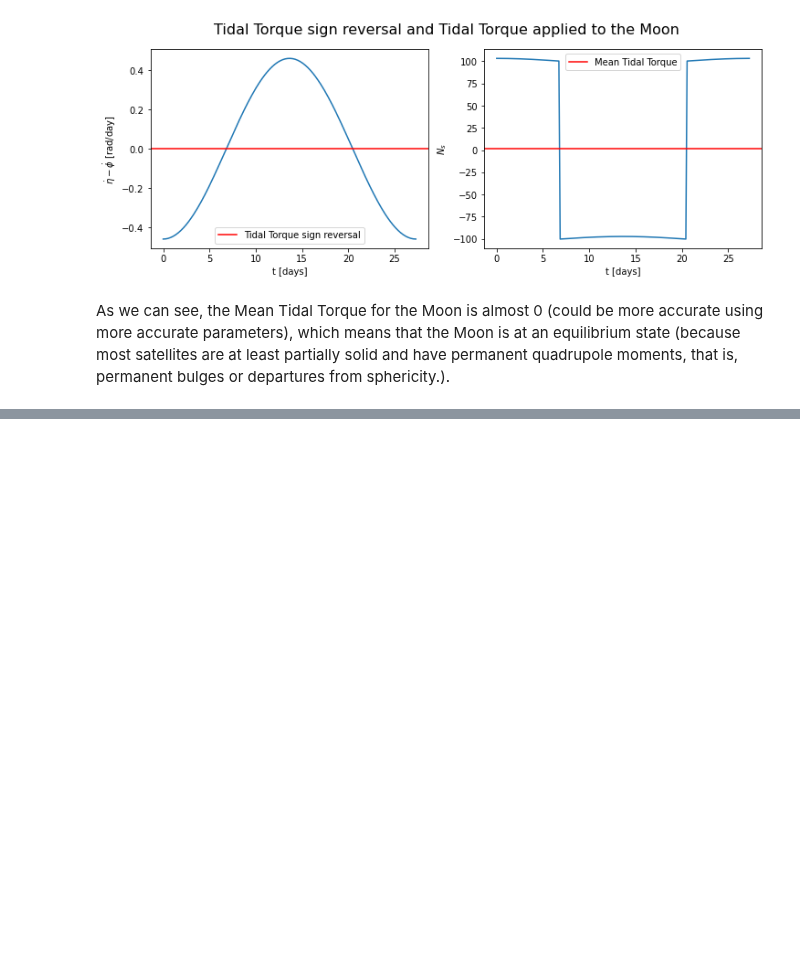
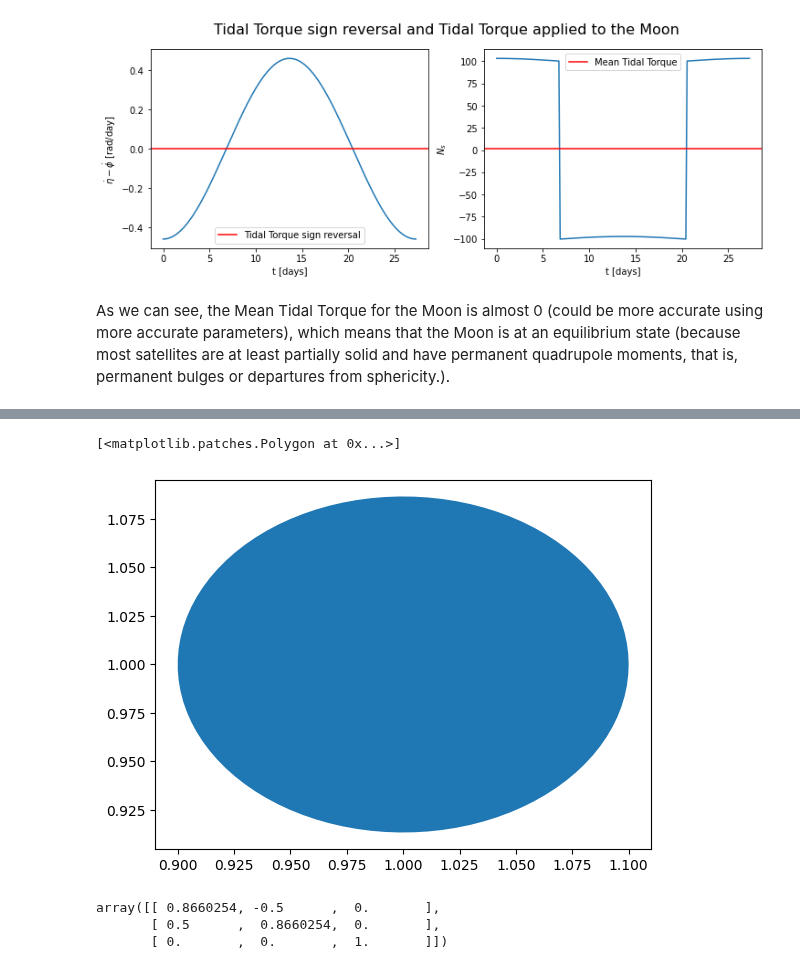
Before and after one commit to seap-udea/murray-dermott-action, a Jupyter notebook: SpinOrbit/SpinOrbit.5.2.ipynb, the cells around one changed output, grey strips where cells are left out. Saved outputs shown, nothing was run; the diff lists cells and outputs as text; code cells hidden in the pictures; blank space fills up the shorter version.

```diff
--- a/SpinOrbit/SpinOrbit.5.2.ipynb
+++ b/SpinOrbit/SpinOrbit.5.2.ipynb
@@ -108,0 +122,18 @@ As we can see, the Mean Tidal Torque for the Moon is almost 0 (could be more acc
+# %%
+a=0.1
+e=0.5
+b=a*np.sqrt(1-e**2)
+
+Es=np.linspace(0,2*np.pi,100)
+rs=(np.vstack((a*np.cos(Es),b*np.sin(Es),np.zeros_like(Es)))).transpose()
+
+xs=a*np.cos(Es)
+ys=b*np.sin(Es)
+# %%
+xo=1
+yo=1
+
+plt.fill(xo+xs,yo+ys)
+# %% [output]
+[<matplotlib.patches.Polygon at 0x...>]
+[figure, added]
@@ -108,0 +144,6 @@ As we can see, the Mean Tidal Torque for the Moon is almost 0 (could be more acc
+# %%
+M
+# %% [output]
+array([[ 0.8660254, -0.5      ,  0.       ],
+       [ 0.5      ,  0.8660254,  0.       ],
+       [ 0.       ,  0.       ,  1.       ]])
```
Also changed, not shown: parts of 9 cells of this notebook.
